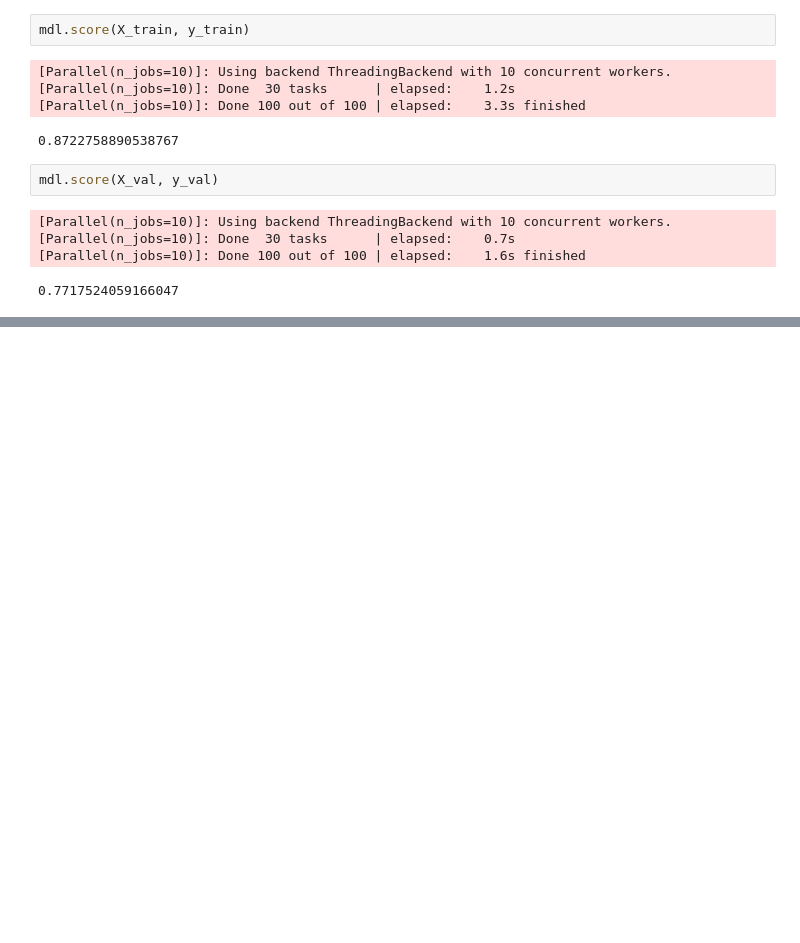
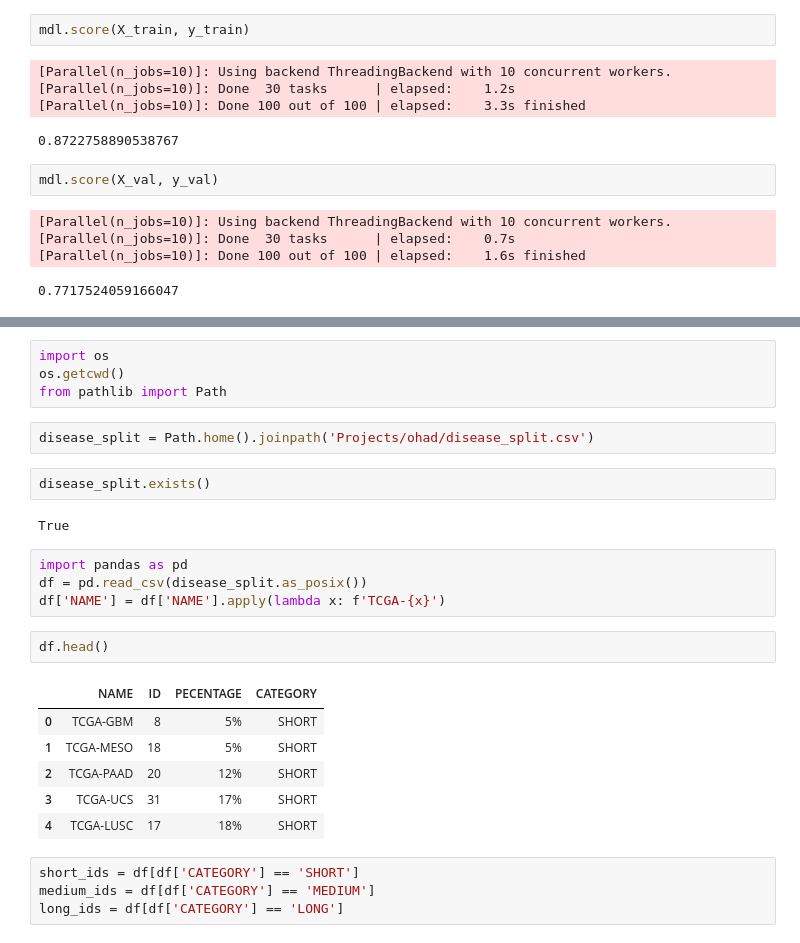
Before and after one commit to ohaddoron/ohad, a Jupyter notebook: playground.ipynb, the cells around one changed output, grey strips where cells are left out. Cells and saved outputs as stored; diff of their text form; blank space fills up the shorter version.

```diff
--- a/playground.ipynb
+++ b/playground.ipynb
@@ -345,0 +450,27 @@ mdl.score(X_val, y_val)
+# %%
+import os
+os.getcwd()
+from pathlib import Path
+# %%
+disease_split = Path.home().joinpath('Projects/ohad/disease_split.csv')
+# %%
+disease_split.exists()
+# %% [output]
+True
+# %%
+import pandas as pd
+df = pd.read_csv(disease_split.as_posix())
+df['NAME'] = df['NAME'].apply(lambda x: f'TCGA-{x}')
+# %%
+df.head()
+# %% [output]
+|  | NAME | ID | PECENTAGE | CATEGORY |
+| 0 | TCGA-GBM | 8 | 5% | SHORT |
+| 1 | TCGA-MESO | 18 | 5% | SHORT |
+| 2 | TCGA-PAAD | 20 | 12% | SHORT |
+| 3 | TCGA-UCS | 31 | 17% | SHORT |
+| 4 | TCGA-LUSC | 17 | 18% | SHORT |
+# %%
+short_ids = df[df['CATEGORY'] == 'SHORT']
+medium_ids = df[df['CATEGORY'] == 'MEDIUM']
+long_ids = df[df['CATEGORY'] == 'LONG']
```
Also changed, not shown: parts of 64 cells of this notebook, 7 other files.
